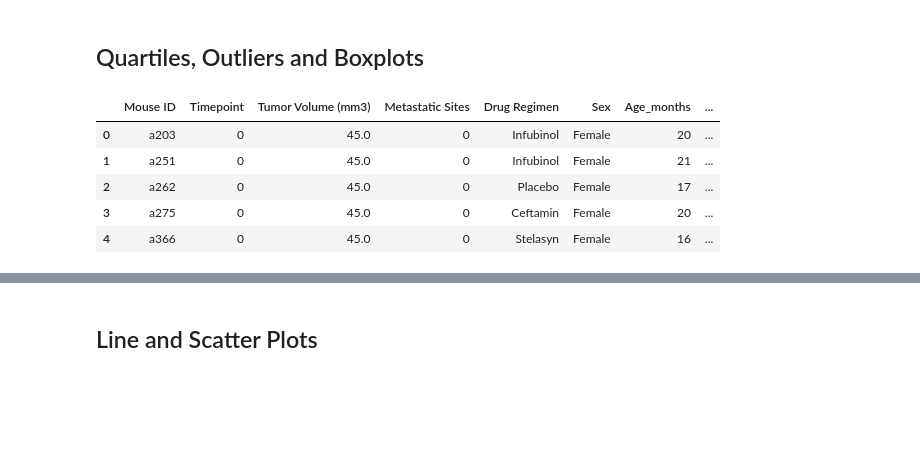
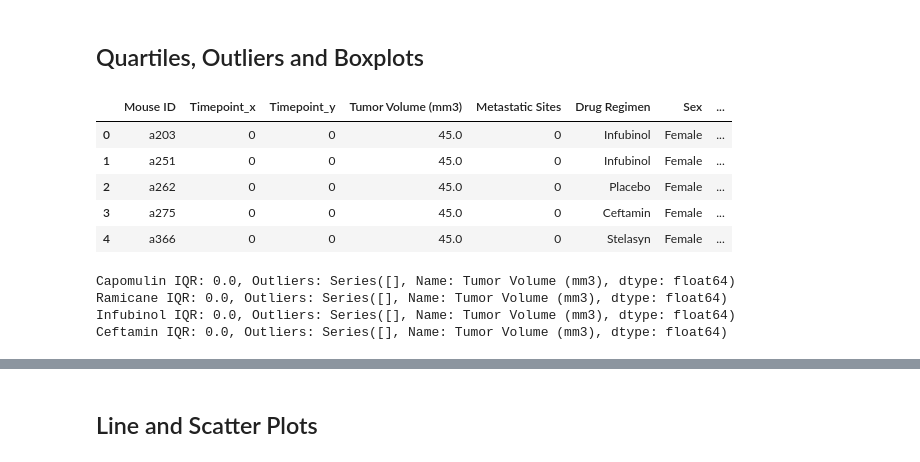
Before and after one commit to Yenorii/module-5-challenge, a Jupyter notebook: Pymaceuticals/pymaceuticals_starter.ipynb, the cells around one changed output, grey strips where cells are left out. Cells and saved outputs as stored; diff of their text form; code cells hidden in the pictures; blank space fills up the shorter version.

```diff
--- a/Pymaceuticals/pymaceuticals_starter.ipynb
+++ b/Pymaceuticals/pymaceuticals_starter.ipynb
@@ -152,37 +160,51 @@ Text(0.5, 1.0, 'Distribution of Female vs Male Mice')
 # %%
 # Calculate the final tumor volume of each mouse across four of the treatment regimens:
 # Capomulin, Ramicane, Infubinol, and Ceftamin
 
 # Start by getting the last (greatest) timepoint for each mouse
 max_timepoint = study_data_clean.groupby('Mouse ID')['Timepoint'].max().reset_index()
 
-
 # Merge this group df with the original DataFrame to get the tumor volume at the last timepoint
-merged_max = pd.merge(max_timepoint, study_data_clean, on=['Mouse ID', 'Timepoint'], how='left')
+merged_max = pd.merge(max_timepoint, study_data_clean, on=['Mouse ID'])
 merged_max.head()
 # %% [output]
-|  | Mouse ID | Timepoint | Tumor Volume (mm3) | Metastatic Sites | Drug Regimen | Sex | Age_months | ... |
-| 0 | a203 | 0 | 45.0 | 0 | Infubinol | Female | 20 | ... |
-| 1 | a251 | 0 | 45.0 | 0 | Infubinol | Female | 21 | ... |
-| 2 | a262 | 0 | 45.0 | 0 | Placebo | Female | 17 | ... |
-| 3 | a275 | 0 | 45.0 | 0 | Ceftamin | Female | 20 | ... |
-| 4 | a366 | 0 | 45.0 | 0 | Stelasyn | Female | 16 | ... |
+|  | Mouse ID | Timepoint_x | Timepoint_y | Tumor Volume (mm3) | Metastatic Sites | Drug Regimen | Sex | ... |
+| 0 | a203 | 0 | 0 | 45.0 | 0 | Infubinol | Female | ... |
+| 1 | a251 | 0 | 0 | 45.0 | 0 | Infubinol | Female | ... |
+| 2 | a262 | 0 | 0 | 45.0 | 0 | Placebo | Female | ... |
+| 3 | a275 | 0 | 0 | 45.0 | 0 | Ceftamin | Female | ... |
+| 4 | a366 | 0 | 0 | 45.0 | 0 | Stelasyn | Female | ... |
 # %%
 # Put treatments into a list for for loop (and later for plot labels)
-reatments = study_data_clean['Drug Regimen'].unique().tolist()
+treatments = ['Capomulin', 'Ramicane', 'Infubinol', 'Ceftamin']
 
 # Create empty list to fill with tumor vol data (for plotting)
-tumor vol = []
+tumor_vol_list = []
+
+    # Final volume of each mouse across four regimens
 
 # Calculate the IQR and quantitatively determine if there are any potential outliers.
-
+for treatment in treatments:
 
     # Locate the rows which contain mice on each drug and get the tumor volumes
-
+    final_volume = merged_max[merged_max['Drug Regimen'] == treatment]['Tumor Volume (mm3)']
 
     # add subset
-
+    tumor_vol_list.append(final_volume)
 
     # Determine outliers using upper and lower bounds
+    quartiles = final_volume.quantile([.25, .5, .75])
+    lowerq = quartiles[0.25]
+    upperq = quartiles[0.75]
+    iqr = upperq - lowerq
+    lower_bound = lowerq - (1.5 * iqr)
+    upper_bound = upperq + (1.5 * iqr)
+    outliers = final_volume[(final_volume < lower_bound) | (final_volume > upper_bound)]
+    print(f"{treatment} IQR: {iqr}, Outliers: {outliers}")
+# %% [output]
+Capomulin IQR: 0.0, Outliers: Series([], Name: Tumor Volume (mm3), dtype: float64)
+Ramicane IQR: 0.0, Outliers: Series([], Name: Tumor Volume (mm3), dtype: float64)
+Infubinol IQR: 0.0, Outliers: Series([], Name: Tumor Volume (mm3), dtype: float64)
+Ceftamin IQR: 0.0, Outliers: Series([], Name: Tumor Volume (mm3), dtype: float64)
 # %%
 # Generate a box plot that shows the distrubution of the tumor volume for each treatment group.
```
Also changed, not shown: parts of 9 cells of this notebook.
